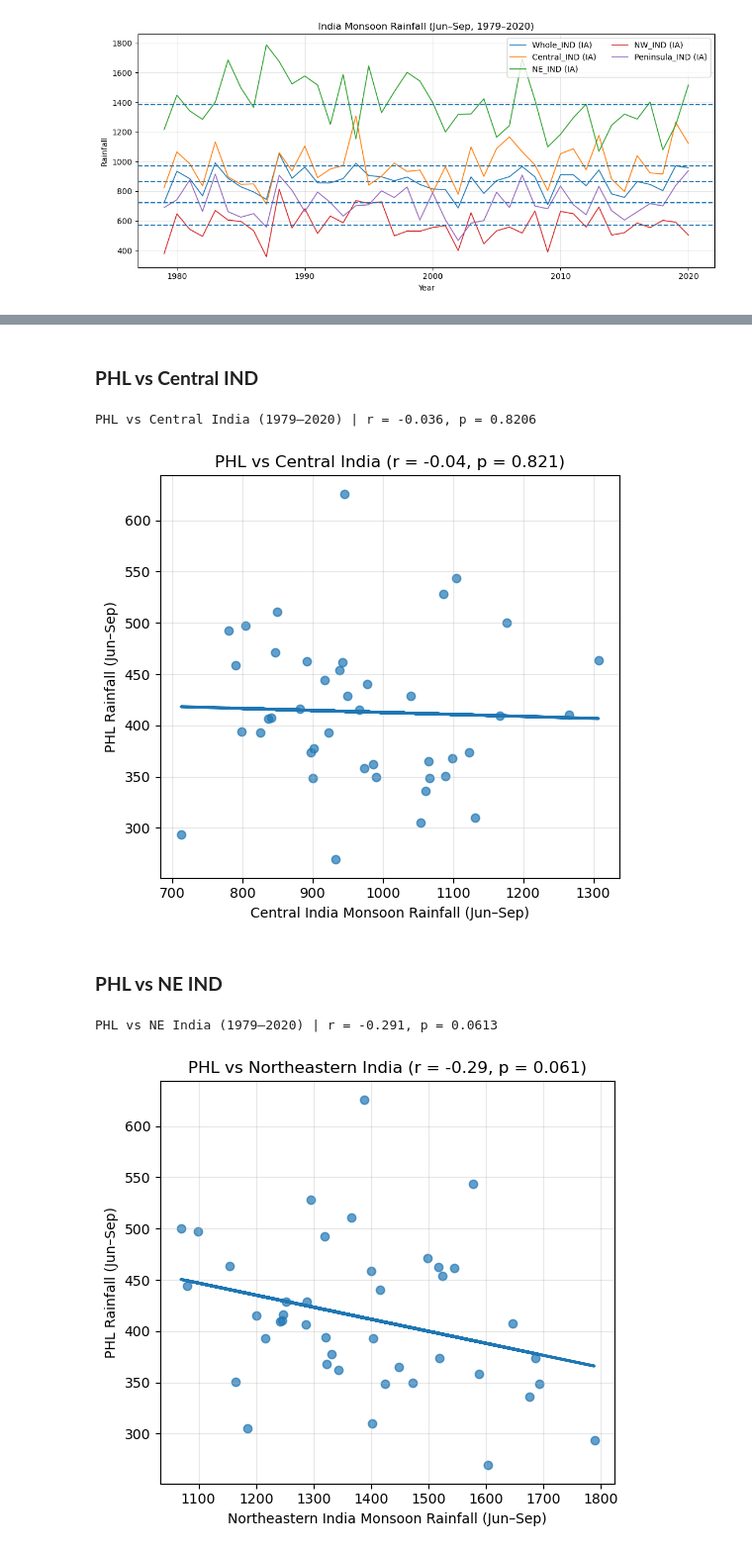
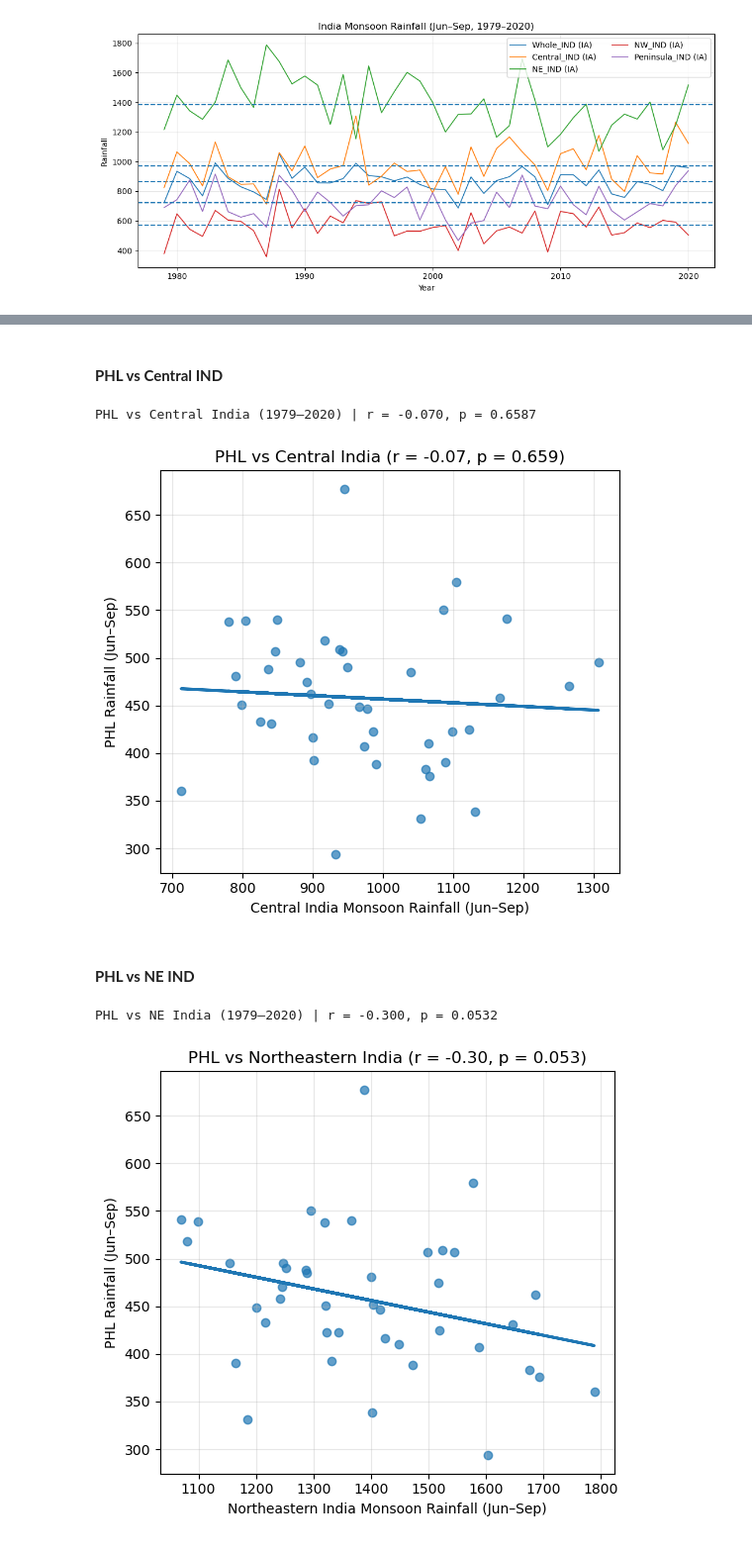
Before and after one commit to AleandraR/MS_Thesis_SWM, a Jupyter notebook: 02_notebooks/01a_INDvPHL_TimeSeries.ipynb, the cells around one changed output, grey strips where cells are left out. Shown at 99% size. Drawn from its saved outputs; the diff is of its cells as text; code cells hidden in the pictures.

```diff
--- a/02_notebooks/01a_INDvPHL_TimeSeries.ipynb
+++ b/02_notebooks/01a_INDvPHL_TimeSeries.ipynb
@@ -9,7 +21,7 @@ from scipy.stats import pearsonr
 # -----------------------------
 # File paths
 # -----------------------------
-PHL_FILE = r"C:\Users\Nitro 5\Documents\MS\Thesis\GitHub\MS_Thesis_SWM\01_data\01_raw\02_PHL\weighted_monthly_rainfall.csv"
+PHL_FILE = r"C:\Users\Nitro 5\Documents\MS\Thesis\GitHub\MS_Thesis_SWM\01_data\01_raw\02_PHL\mean_monthly_rainfall.csv"
 
 IND_FILES = {
     "Whole_IND": r"C:\Users\Nitro 5\Documents\MS\Thesis\GitHub\MS_Thesis_SWM\01_data\01_raw\01_IND\AIR_Whole-IND.csv",
@@ -130,21 +161,21 @@ plt.show()
 # %% [markdown]
-### **PHL vs Central IND**
+#### **PHL vs Central IND**
 # %%
 df = pd.merge(
     phl[["Year", "annual"]],
-    ind["Central_IND"][["Year", "Monsoon_Season"]],
+    ind["Central_IND"][["Year", "Monsoon Season"]],
     on="Year",
     how="inner"
 )
 
-r, p = pearsonr(df["annual"], df["Monsoon_Season"])
+r, p = pearsonr(df["annual"], df["Monsoon Season"])
 print(f"PHL vs Central India (1979–2020) | r = {r:.3f}, p = {p:.4f}")
 # %% [output]
-PHL vs Central India (1979–2020) | r = -0.036, p = 0.8206
+PHL vs Central India (1979–2020) | r = -0.070, p = 0.6587
 # %%
 import numpy as np
 
-x = df["Monsoon_Season"]
+x = df["Monsoon Season"]
 y = df["annual"]
 
 # Linear fit
@@ -162,41 +193,41 @@ plt.grid(alpha=0.3)
 plt.tight_layout()
 plt.show()
 # %% [output]
-[figure, old version]
+[figure, new version]
 # %% [markdown]
-### **PHL vs NE IND**
+#### **PHL vs NE IND**
 # %%
 df = pd.merge(
     phl[["Year", "annual"]],
-    ind["NE_IND"][["Year", "Monsoon_Season"]],
+    ind["NE_IND"][["Year", "Monsoon Season"]],
     on="Year",
     how="inner"
 )
 
-r, p = pearsonr(df["annual"], df["Monsoon_Season"])
+r, p = pearsonr(df["annual"], df["Monsoon Season"])
 print(f"PHL vs NE India (1979–2020) | r = {r:.3f}, p = {p:.4f}")
 # %% [output]
-PHL vs NE India (1979–2020) | r = -0.291, p = 0.0613
+PHL vs NE India (1979–2020) | r = -0.300, p = 0.0532
 # %%
 import numpy as np
 
-x = df["Monsoon_Season"]
+x = df["Monsoon Season"]
 y = df["annual"]
 
 # Linear fit
 m, b = np.polyfit(x, y, 1)
 
 plt.figure(figsize=(5.5, 5))
 plt.scatter(x, y, alpha=0.7)
 plt.plot(x, m*x + b, linewidth=2)
 
 plt.xlabel("Northeastern India Monsoon Rainfall (Jun–Sep)")
 plt.ylabel("PHL Rainfall (Jun–Sep)")
 plt.title(f"PHL vs Northeastern India (r = {r:.2f}, p = {p:.3f})")
 
 plt.grid(alpha=0.3)
 plt.tight_layout()
 plt.show()
 # %% [output]
-[figure, old version]
+[figure, new version]
 # %% [markdown]
```
Also changed, not shown: parts of 38 cells of this notebook, 3 other files.
